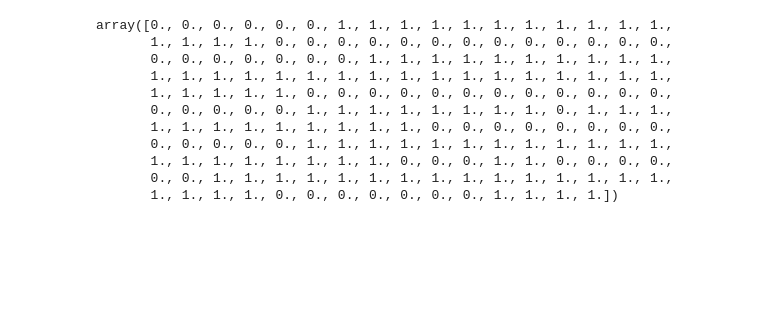
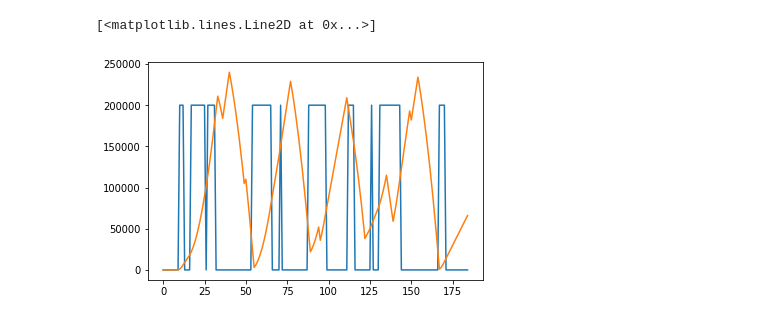
Before and after one commit to tlmakinen/bursting-IGMM, a Jupyter notebook: numerical_sandbox.ipynb, the cells around one changed output. Drawn from its saved outputs; the diff is of its cells as text; code cells hidden in the pictures; blank space fills up the shorter version.

Commit message:
started simulation library for transcription fluorescent signals

```diff
--- a/numerical_sandbox.ipynb
+++ b/numerical_sandbox.ipynb
@@ -69,40 +68,0 @@ plt.plot(sig)
-# %%
-sig
-# %% [output]
-array([0., 0., 0., 0., 0., 0., 1., 1., 1., 1., 1., 1., 1., 1., 1., 1., 1.,
-       1., 1., 1., 1., 0., 0., 0., 0., 0., 0., 0., 0., 0., 0., 0., 0., 0.,
-       0., 0., 0., 0., 0., 0., 0., 1., 1., 1., 1., 1., 1., 1., 1., 1., 1.,
-       1., 1., 1., 1., 1., 1., 1., 1., 1., 1., 1., 1., 1., 1., 1., 1., 1.,
-       1., 1., 1., 1., 1., 0., 0., 0., 0., 0., 0., 0., 0., 0., 0., 0., 0.,
-       0., 0., 0., 0., 0., 1., 1., 1., 1., 1., 1., 1., 1., 0., 1., 1., 1.,
-       1., 1., 1., 1., 1., 1., 1., 1., 1., 0., 0., 0., 0., 0., 0., 0., 0.,
-       0., 0., 0., 0., 0., 1., 1., 1., 1., 1., 1., 1., 1., 1., 1., 1., 1.,
-       1., 1., 1., 1., 1., 1., 1., 1., 0., 0., 0., 1., 1., 0., 0., 0., 0.,
-       0., 0., 1., 1., 1., 1., 1., 1., 1., 1., 1., 1., 1., 1., 1., 1., 1.,
-       1., 1., 1., 1., 0., 0., 0., 0., 0., 0., 0., 1., 1., 1., 1.])
-# %%
-# now add in signal agglomeration. When the signal is 1, start the agglomeration of molecules at a given rate k_gfp.
-# needed parameters
-
-def gfp_signal(telegraph, k_gfp, cts_per_gfp, pol_per_timestep, max_gfp stepsize):
-
-    # get k_gfp from molecules / sec to molecules / step
-    k_gfp_step = k_gfp / stepsize
-
-    molecules = np.zeros(len(telegraph))
-    t = []
-    dt = 0
-    t0 = 0
-    t1 = 0
-    pol_arr = []    # array to keep track of the in-progress pol IIs
-
-    for i in range(len(telegraph)):
-        if telegraph[i] == 1:   # if at a step i the signal is ON, start a pol II molecule
-            pol_arr = np.append(pol_arr, [0])
-
-
-        for j in pol_arr
-
-            t0 = t1  # increment the step to the next one
-
-        molecules[i] = k_gfp_step * (t1-t1)     # integrate along the step
@@ -108,0 +119,8 @@ def gfp_signal(telegraph, k_gfp, cts_per_gfp, pol_per_timestep, max_gfp stepsize
+# %%
+gfp,pol = gfp_signal(telegraph=sig, k_gfp=3, cts_per_gfp=1000, k_polII=1, max_loops=24, stepsize=3 )
+# %%
+plt.plot(sig*200000)
+plt.plot(gfp)
+# %% [output]
+[<matplotlib.lines.Line2D at 0x...>]
+[figure, added]
```
Also changed, not shown: parts of 14 cells of this notebook, 2 other files.
